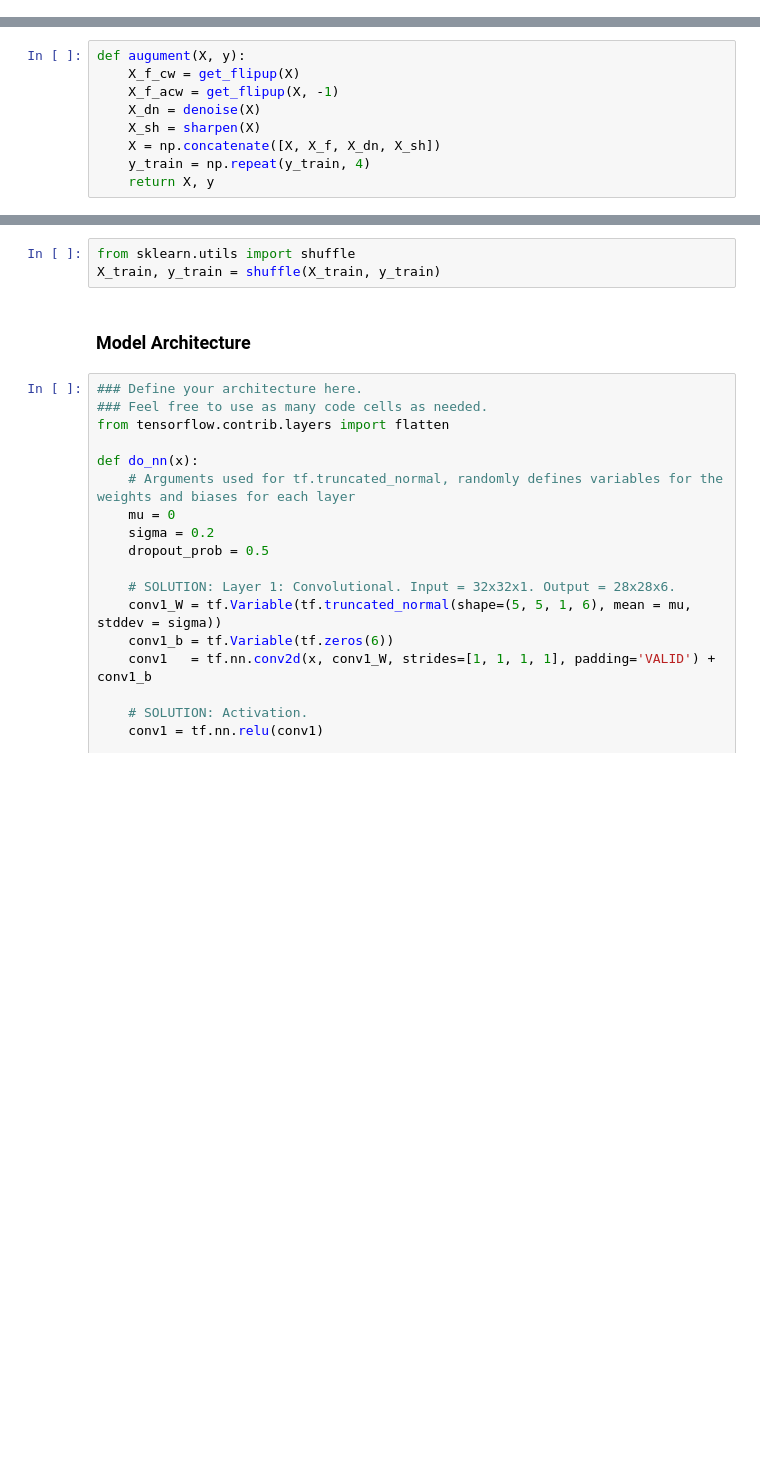
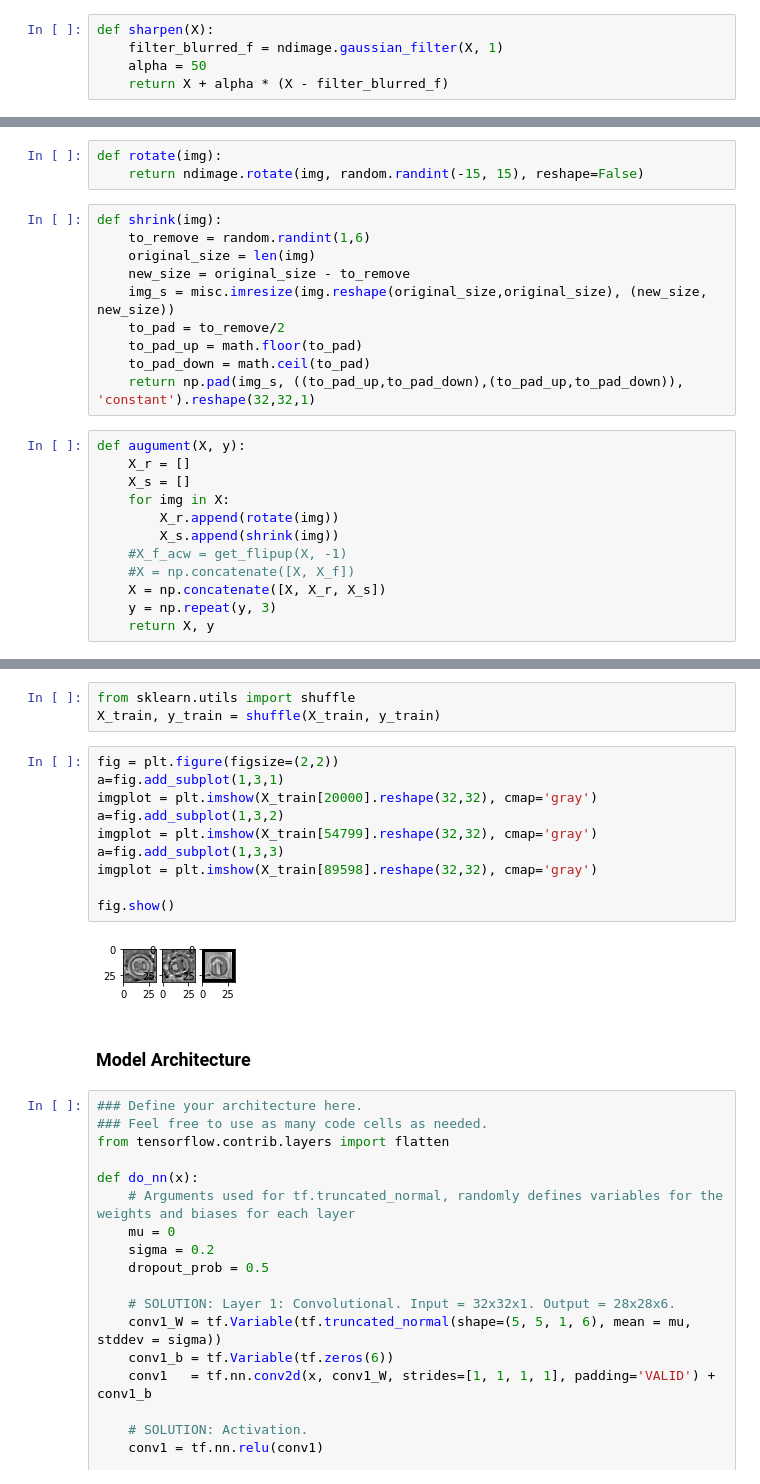
Before and after one commit to rosocz/TrafficSign, a Jupyter notebook: Traffic_Sign_Classifier.ipynb, the cells around one changed output, grey strips where cells are left out. Saved outputs shown, nothing was run; the diff lists cells and outputs as text; blank space fills up the shorter version.

```diff
--- a/Traffic_Sign_Classifier.ipynb
+++ b/Traffic_Sign_Classifier.ipynb
@@ -171,3 +172,8 @@ def standardize(X):
 def histogram_equalize(X):
     img_cdf, bin_centers = exposure.cumulative_distribution(X)
     return np.interp(X, bin_centers, img_cdf)
+# %%
+def sharpen(X):
+    filter_blurred_f = ndimage.gaussian_filter(X, 1)
+    alpha = 50
+    return X + alpha * (X - filter_blurred_f)
@@ -198,11 +200,27 @@ def sharpen(X):
+# %%
+def rotate(img):
+    return ndimage.rotate(img, random.randint(-15, 15), reshape=False)
+# %%
+def shrink(img):
+    to_remove = random.randint(1,6)
+    original_size = len(img)
+    new_size = original_size - to_remove
+    img_s = misc.imresize(img.reshape(original_size,original_size), (new_size, new_size))
+    to_pad = to_remove/2
+    to_pad_up = math.floor(to_pad)
+    to_pad_down = math.ceil(to_pad)
+    return np.pad(img_s, ((to_pad_up,to_pad_down),(to_pad_up,to_pad_down)), 'constant').reshape(32,32,1)
 # %%
 def augument(X, y):
-    X_f_cw = get_flipup(X)
-    X_f_acw = get_flipup(X, -1)
-    X_dn = denoise(X)
-    X_sh = sharpen(X)
-    X = np.concatenate([X, X_f, X_dn, X_sh])
-    y_train = np.repeat(y_train, 4)
+    X_r = []
+    X_s = []
+    for img in X:
+        X_r.append(rotate(img))
+        X_s.append(shrink(img))
+    #X_f_acw = get_flipup(X, -1)
+    #X = np.concatenate([X, X_f])
+    X = np.concatenate([X, X_r, X_s])
+    y = np.repeat(y, 3)
     return X, y
 # %%
 X_train, y_train = augument(X_train, y_train)
@@ -213,6 +229,18 @@ NameError: name 'augument' is not defined
 # %%
 from sklearn.utils import shuffle
 X_train, y_train = shuffle(X_train, y_train)
+# %%
+fig = plt.figure(figsize=(2,2))
+a=fig.add_subplot(1,3,1)
+imgplot = plt.imshow(X_train[20000].reshape(32,32), cmap='gray')
+a=fig.add_subplot(1,3,2)
+imgplot = plt.imshow(X_train[54799].reshape(32,32), cmap='gray')
+a=fig.add_subplot(1,3,3)
+imgplot = plt.imshow(X_train[89598].reshape(32,32), cmap='gray')
+
+fig.show()
+# %% [output]
+[figure, added]
 # %% [markdown]
 ### Model Architecture
 # %%
```
Also changed, not shown: parts of 8 cells of this notebook.
